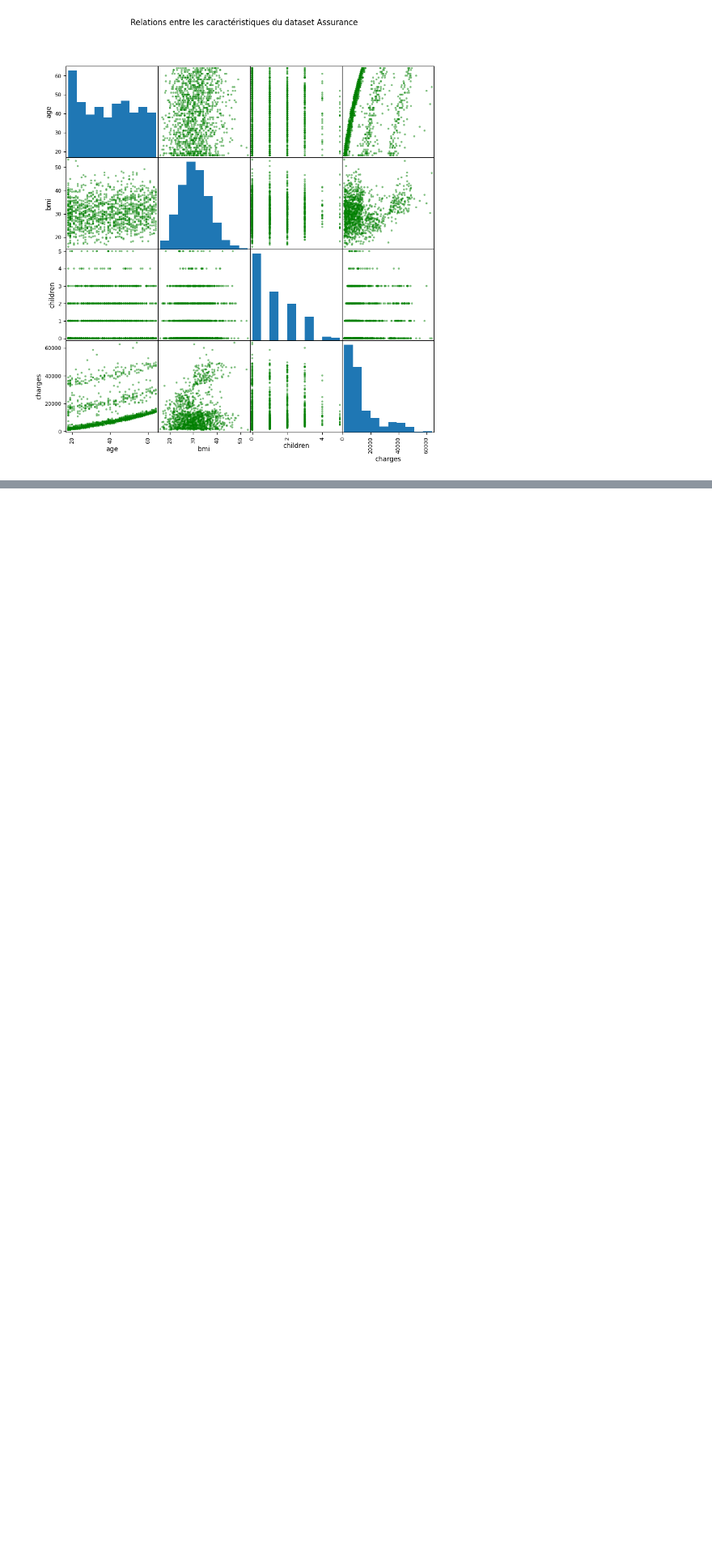
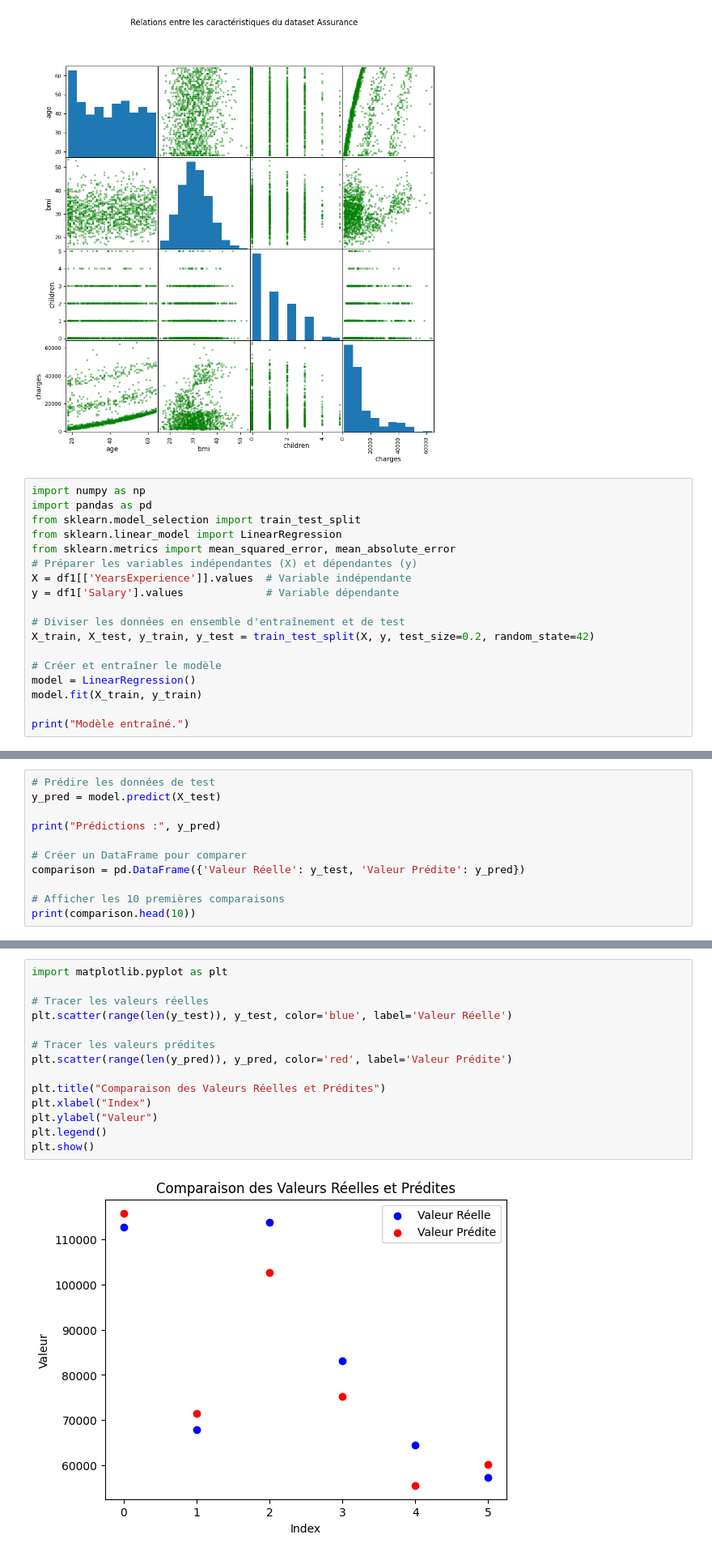
Before and after one commit to son-of-mountain/ml-labs, a Jupyter notebook: Lab1/linear-regression.ipynb, the cells around one changed output, grey strips where cells are left out. Shown at 81% size. Saved outputs shown, nothing was run; the diff lists cells and outputs as text; blank space fills up the shorter version.

```diff
--- a/Lab1/linear-regression.ipynb
+++ b/Lab1/linear-regression.ipynb
@@ -51,3 +51,21 @@ plt.suptitle("Relations entre les caractéristiques du dataset Assurance")
 plt.show()
 # %% [output]
 [figure]
+# %%
+import numpy as np
+import pandas as pd
+from sklearn.model_selection import train_test_split
+from sklearn.linear_model import LinearRegression
+from sklearn.metrics import mean_squared_error, mean_absolute_error
+# Préparer les variables indépendantes (X) et dépendantes (y)
+X = df1[['YearsExperience']].values  # Variable indépendante
+y = df1['Salary'].values             # Variable dépendante
+
+# Diviser les données en ensemble d'entraînement et de test
+X_train, X_test, y_train, y_test = train_test_split(X, y, test_size=0.2, random_state=42)
+
+# Créer et entraîner le modèle
+model = LinearRegression()
+model.fit(X_train, y_train)
+
+print("Modèle entraîné.")
@@ -53,0 +74,11 @@ plt.show()
+# %%
+# Prédire les données de test
+y_pred = model.predict(X_test)
+
+print("Prédictions :", y_pred)
+
+# Créer un DataFrame pour comparer
+comparison = pd.DataFrame({'Valeur Réelle': y_test, 'Valeur Prédite': y_pred})
+
+# Afficher les 10 premières comparaisons
+print(comparison.head(10))
@@ -53,0 +95,16 @@ plt.show()
+# %%
+import matplotlib.pyplot as plt
+
+# Tracer les valeurs réelles
+plt.scatter(range(len(y_test)), y_test, color='blue', label='Valeur Réelle')
+
+# Tracer les valeurs prédites
+plt.scatter(range(len(y_pred)), y_pred, color='red', label='Valeur Prédite')
+
+plt.title("Comparaison des Valeurs Réelles et Prédites")
+plt.xlabel("Index")
+plt.ylabel("Valeur")
+plt.legend()
+plt.show()
+# %% [output]
+[figure, added]
```
Also changed, not shown: parts of 19 cells of this notebook, 1 other file.
